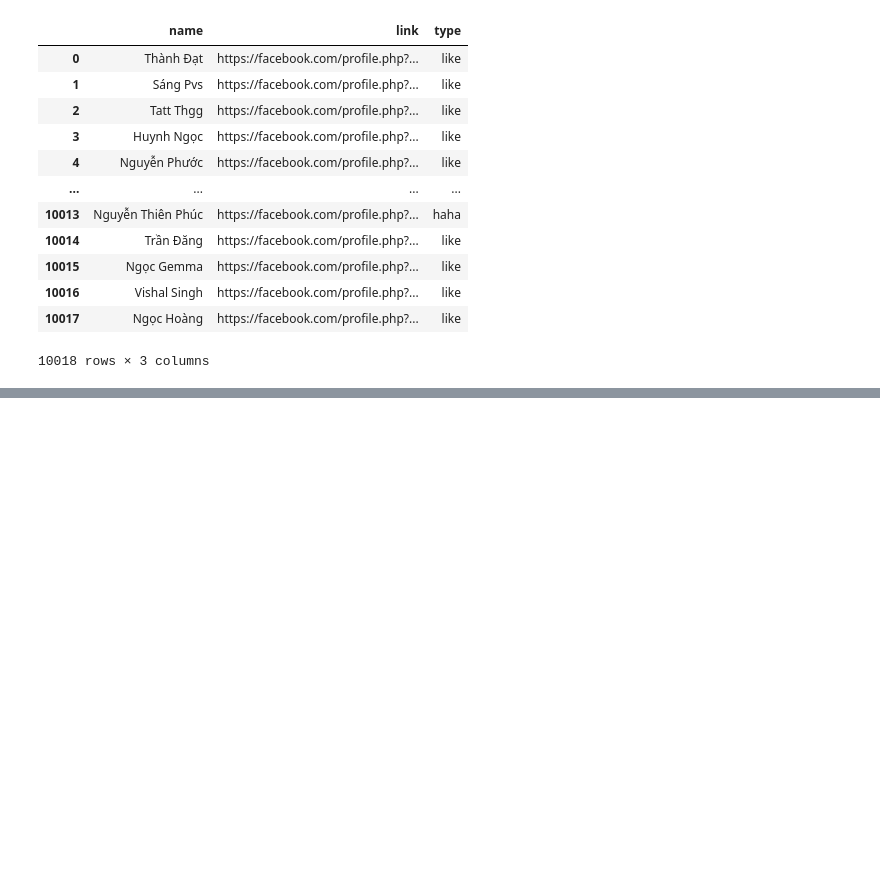
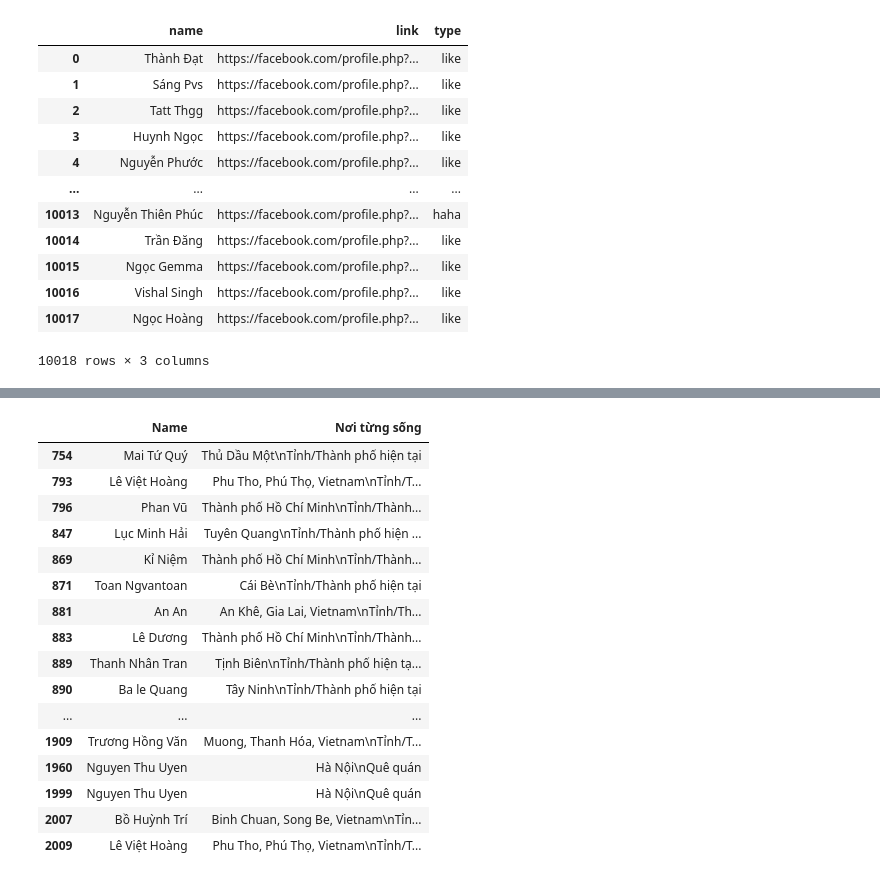
Before and after one commit to nhuyhoan004/Analyze-data-facebook, a Jupyter notebook: Analyze_data_reactions.ipynb, the cells around one changed output, grey strips where cells are left out. Saved outputs shown, nothing was run; the diff lists cells and outputs as text; code cells hidden in the pictures; blank space fills up the shorter version.

```diff
--- a/Analyze_data_reactions.ipynb
+++ b/Analyze_data_reactions.ipynb
@@ -240,0 +259,9 @@ df_reactors
+# %%
+reactors = []
+for link in list_link:
+    try:
+        user = get_profile(link)
+        reactors.append(user)
+        print(f"{len(reactors)} {user}")
+    except:
+        continue
@@ -240,0 +303,18 @@ df_reactors
+# %%
+df_reactors = pd.DataFrame(reactors)
+# %%
+# xóa null
+df_reactors = df_reactors.drop(['Friend_count', 'Follower_count', 'Following_count'], axis=1)
+# %%
+# Loop through all columns
+for col in df_reactors.columns:
+    # Check if the column name starts with 'Giới thiệu'
+    if col.startswith('Giới thiệu'):
+        mask = df_reactors[col].notna()
+        intro = df_reactors.loc[mask, col].values[0]
+        df_reactors.loc[mask, 'Introduction'] = intro
+        # Break out of the loop since we only need to do this once
+        print('Found ' + col)
+        print(intro)
+        print()
+        df_reactors.drop(col, axis=1, inplace=True)
@@ -240,0 +335,21 @@ df_reactors
+# %%
+# Lọc dữ liệu nơi sống
+df_reactors.loc[df_reactors['Nơi từng sống'].notna(),['Name','Nơi từng sống']]
+# %% [output]
+|  | Name | Nơi từng sống |
+| 754 | Mai Tứ Quý | Thủ Dầu Một\nTỉnh/Thành phố hiện tại |
+| 793 | Lê Việt Hoàng | Phu Tho, Phú Thọ, Vietnam\nTỉnh/T... |
+| 796 | Phan Vũ | Thành phố Hồ Chí Minh\nTỉnh/Thành... |
+| 847 | Lục Minh Hải | Tuyên Quang\nTỉnh/Thành phố hiện ... |
+| 869 | Kỉ Niệm | Thành phố Hồ Chí Minh\nTỉnh/Thành... |
+| 871 | Toan Ngvantoan | Cái Bè\nTỉnh/Thành phố hiện tại |
+| 881 | An An | An Khê, Gia Lai, Vietnam\nTỉnh/Th... |
+| 883 | Lê Dương | Thành phố Hồ Chí Minh\nTỉnh/Thành... |
+| 889 | Thanh Nhân Tran | Tịnh Biên\nTỉnh/Thành phố hiện tạ... |
+| 890 | Ba le Quang | Tây Ninh\nTỉnh/Thành phố hiện tại |
+| ... | ... | ... |
+| 1909 | Trương Hồng Văn | Muong, Thanh Hóa, Vietnam\nTỉnh/T... |
+| 1960 | Nguyen Thu Uyen | Hà Nội\nQuê quán |
+| 1999 | Nguyen Thu Uyen | Hà Nội\nQuê quán |
+| 2007 | Bồ Huỳnh Trí | Binh Chuan, Song Be, Vietnam\nTỉn... |
+| 2009 | Lê Việt Hoàng | Phu Tho, Phú Thọ, Vietnam\nTỉnh/T... |
```
Also changed, not shown: parts of 18 cells of this notebook, 2 other files.
